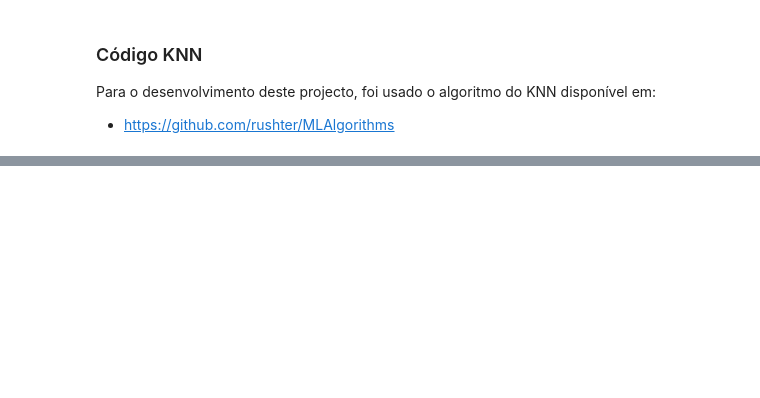
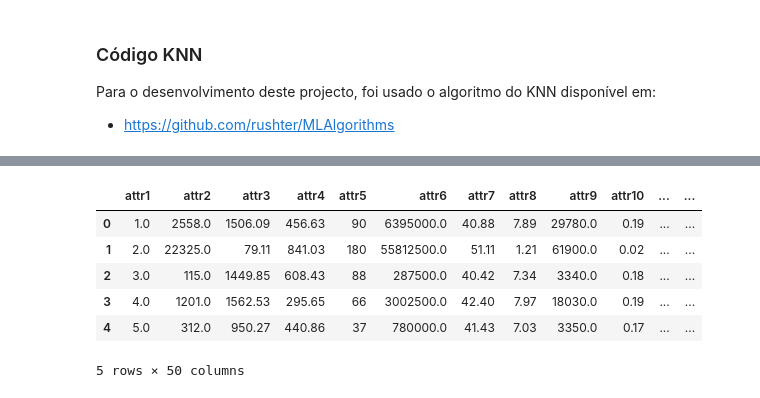
Before and after one commit to joaoagraposo/MLI-Practical-Assignment, a Jupyter notebook: Trabalho.ipynb, the cells around one changed output, grey strips where cells are left out. Cells and saved outputs as stored; diff of their text form; code cells hidden in the pictures; blank space fills up the shorter version.

```diff
--- a/Trabalho.ipynb
+++ b/Trabalho.ipynb
@@ -54,0 +284,6 @@ Para o desenvolvimento deste projecto, foi usado o algoritmo do KNN disponível
+# %%
+df_apnea = pd.read_csv('cleanDatasets/apnea.csv')
+df_bladder = pd.read_csv('cleanDatasets/bladder.csv')
+df_dmtf = pd.read_csv('cleanDatasets/dmtf.csv')
+df_oil = pd.read_csv('cleanDatasets/oil.csv')
+df_synt = pd.read_csv('cleanDatasets/synthetic.csv')
@@ -54,0 +319,10 @@ Para o desenvolvimento deste projecto, foi usado o algoritmo do KNN disponível
+# %%
+df_oil.head()
+# %% [output]
+|  | attr1 | attr2 | attr3 | attr4 | attr5 | attr6 | attr7 | attr8 | attr9 | attr10 | ... | ... |
+| 0 | 1.0 | 2558.0 | 1506.09 | 456.63 | 90 | 6395000.0 | 40.88 | 7.89 | 29780.0 | 0.19 | ... | ... |
+| 1 | 2.0 | 22325.0 | 79.11 | 841.03 | 180 | 55812500.0 | 51.11 | 1.21 | 61900.0 | 0.02 | ... | ... |
+| 2 | 3.0 | 115.0 | 1449.85 | 608.43 | 88 | 287500.0 | 40.42 | 7.34 | 3340.0 | 0.18 | ... | ... |
+| 3 | 4.0 | 1201.0 | 1562.53 | 295.65 | 66 | 3002500.0 | 42.40 | 7.97 | 18030.0 | 0.19 | ... | ... |
+| 4 | 5.0 | 312.0 | 950.27 | 440.86 | 37 | 780000.0 | 41.43 | 7.03 | 3350.0 | 0.17 | ... | ... |
+5 rows × 50 columns
```
Also changed, not shown: parts of 32 cells of this notebook.
